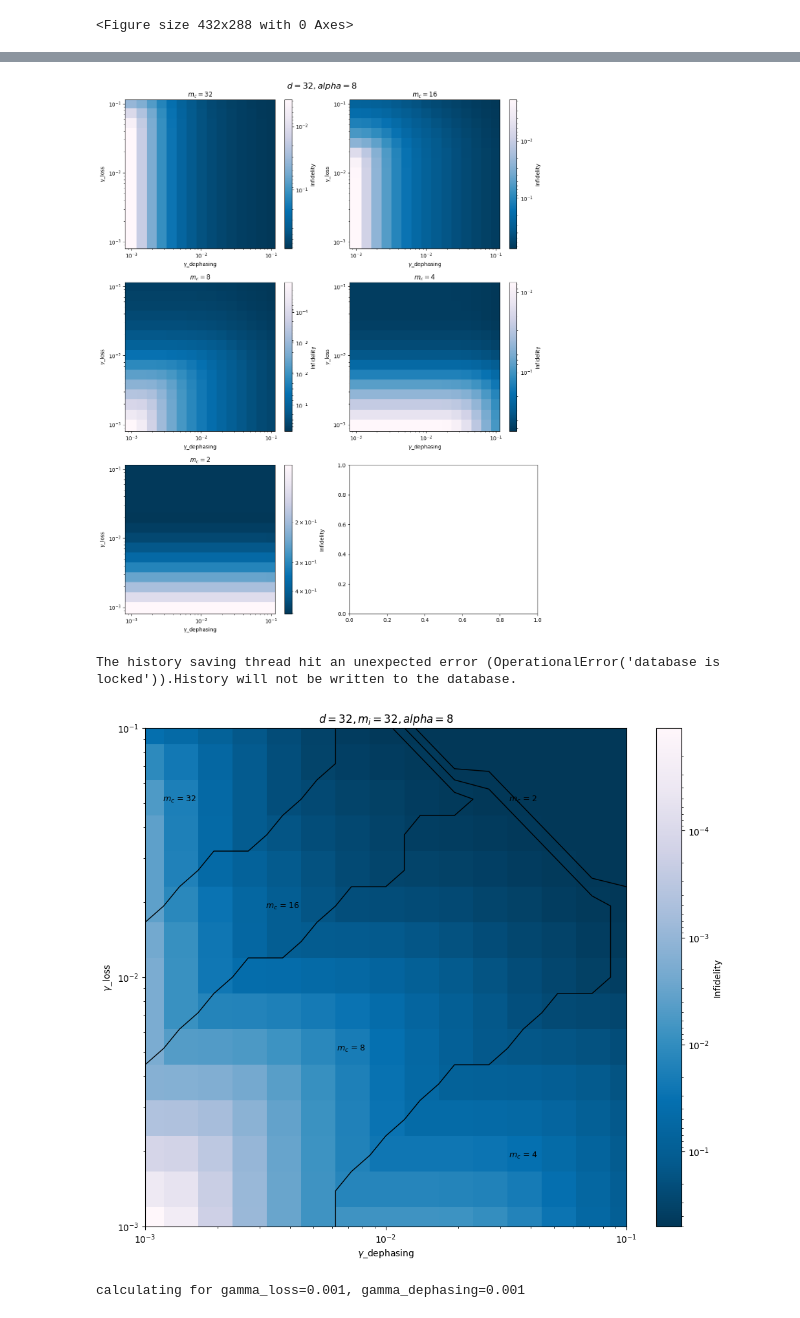
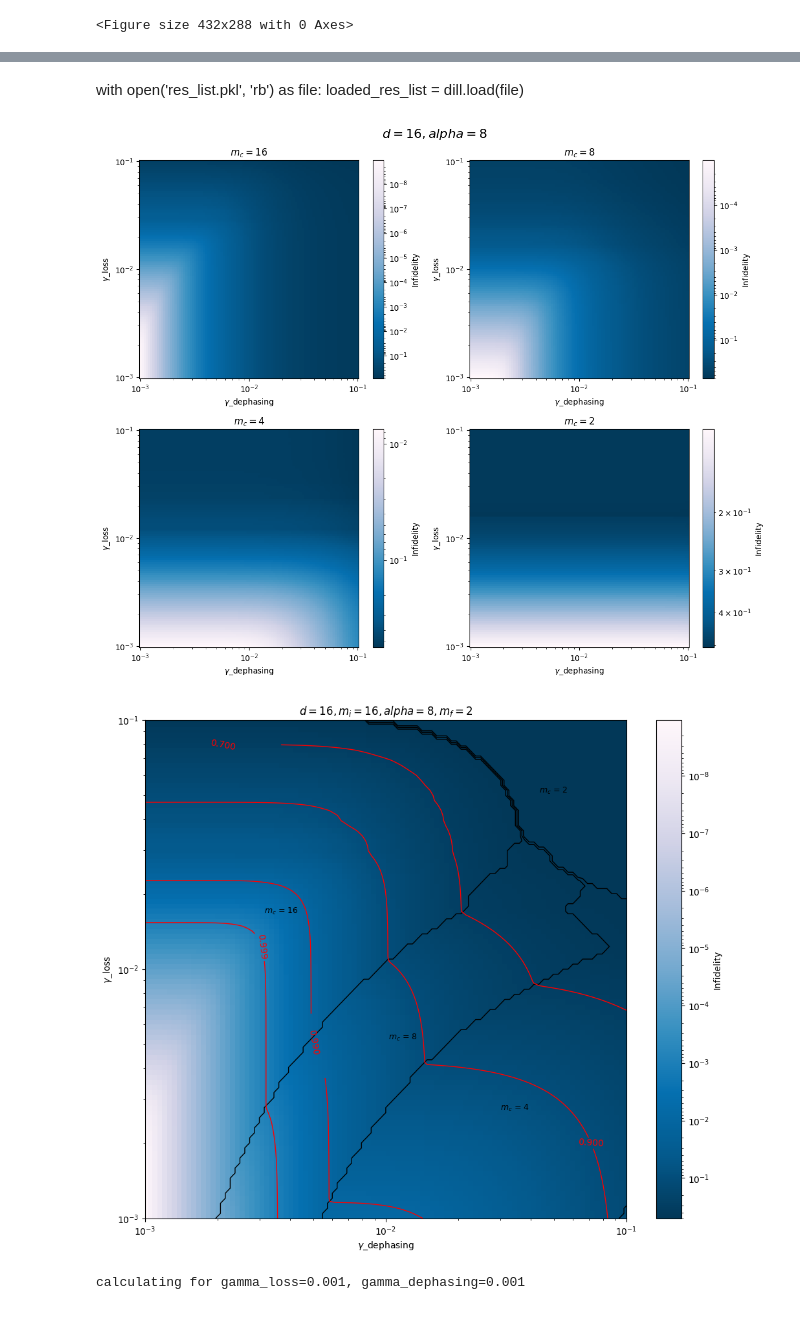
Before and after one commit to RosenblumLab/BosonicEntanglementDistillation, a Jupyter notebook: playground2.ipynb, the cells around one changed output, grey strips where cells are left out. Cells and saved outputs as stored; diff of their text form; code cells hidden in the pictures.

```diff
--- a/playground2.ipynb
+++ b/playground2.ipynb
@@ -762,21 +765,21 @@ class SimResults2D:
     def get_prob_array(self):
         return [tup[1] for tup in fid_prob_list]
 
-d = 32
+d = 16
 fidelity_cut = 0
-gamma_list = np.logspace(-3,-1,15)
+gamma_list = np.logspace(-3,-1,100)
 gamma_ratio = 1
 alpha=8
 
-m_i = 32
+m_i = 16
 m_f = 2
 
 res_list = []
 
-m_c_list = [32,16,8,4,2]
+m_c_list = [16,8,4,2]
 
 for m_c in tqdm(m_c_list):
-    simulation = DiscreteSimulation(d, m_i,m_c, alpha=alpha)
+    simulation = DiscreteSimulation(d, m_i,m_c, alpha=alpha, m_f=m_f)
     with mp.Pool(50) as pool:
         fid_prob_list = pool.starmap(simulation.average_fidelity, itertools.product(list(gamma_list),list(gamma_ratio*gamma_list),[fidelity_cut]))
     simulation.clear_cache()
@@ -792,3 +792,6 @@ with open('res_list.pkl', 'rb') as file:
+# %% [markdown]
+with open('res_list.pkl', 'rb') as file:
+    loaded_res_list = dill.load(file)
 # %%
 # Assuming fid_array_168 and prob_array_168 are already reshaped into 2D
 # fid_array_1616_2d = np.array(fid_array_1616).reshape(len(gamma_list), len(gamma_list))
@@ -820,8 +823,7 @@ fig.suptitle(f"$d={sim_res.simulationObject.d}, alpha={sim_res.simulationObject.
 plt.tight_layout()
 plt.show()
 # %% [output]
-[figure, old version]
+[figure, new version]
-The history saving thread hit an unexpected error (OperationalError('database is locked')).History will not be written to the database.
 # %%
 from scipy.ndimage.measurements import center_of_mass
 
@@ -834,35 +836,39 @@ max_values = np.maximum.reduce(array_list)
 max_indices = np.argmax(arrays, axis=0)
 
 gamma1, gamma2 = np.meshgrid(gamma_list, gamma_ratio * gamma_list)
 
 fig, ax = plt.subplots(figsize=(12, 10))
 
 # Using the original gamma values and max_values for pcolormesh
 pcm = ax.pcolormesh(gamma1, gamma2, 1-max_values, cmap='PuBu', norm=colors.LogNorm(vmin=vmin, vmax=vmax), shading='auto')
 fig.colorbar(pcm, ax=ax, label='Infidelity').ax.invert_yaxis()
 
 # Using the extended values for contour plot
 contour = ax.contour(gamma1, gamma2, max_indices, colors='k', levels=np.arange(-0.5, 4.5, 1), linewidths=1)
 
+contour2 = ax.contour(gamma1, gamma2, max_values, colors='r', levels=[0, 0.7 ,0.9, 0.99, 0.999 ,1], linewidths=1)
+
+ax.clabel(contour2, contour2.levels, inline=True, inline_spacing=-8, fontsize=10)
+
 unique_values = np.unique(max_indices.round(decimals=2))
 for value in unique_values:
     mask = np.isclose(max_indices, value, atol=1e-2)
     y_center, x_center = center_of_mass(mask)
     m_c_string = f"$m_c$ = {res_list[int(value)].m_c}"
     plt.text(gamma_list[int(x_center)], gamma_list[int(y_center)], m_c_string, fontsize=9, ha='center', va='center')
 
 
 ax.set_xlim([gamma1.min(), gamma1.max()])
 ax.set_ylim([gamma2.min(), gamma2.max()])
 ax.set_xscale('log')
 ax.set_yscale('log')
 ax.set_ylabel('$\gamma$_loss')
 ax.set_xlabel('$\gamma$_dephasing')
-ax.set_title(f"$d={sim_res.simulationObject.d}, m_i={sim_res.m_i}, alpha={sim_res.simulationObject.alpha}$")
+ax.set_title(f"$d={sim_res.simulationObject.d}, m_i={sim_res.m_i}, alpha={sim_res.simulationObject.alpha}, m_f={sim_res.m_f}$")
 
 plt.show()
 # %% [output]
-[figure, old version]
+[figure, new version]
 # %%
 @dataclass
 class SimResults2D:
```
Also changed, not shown: parts of 23 cells of this notebook, 8 other files.
